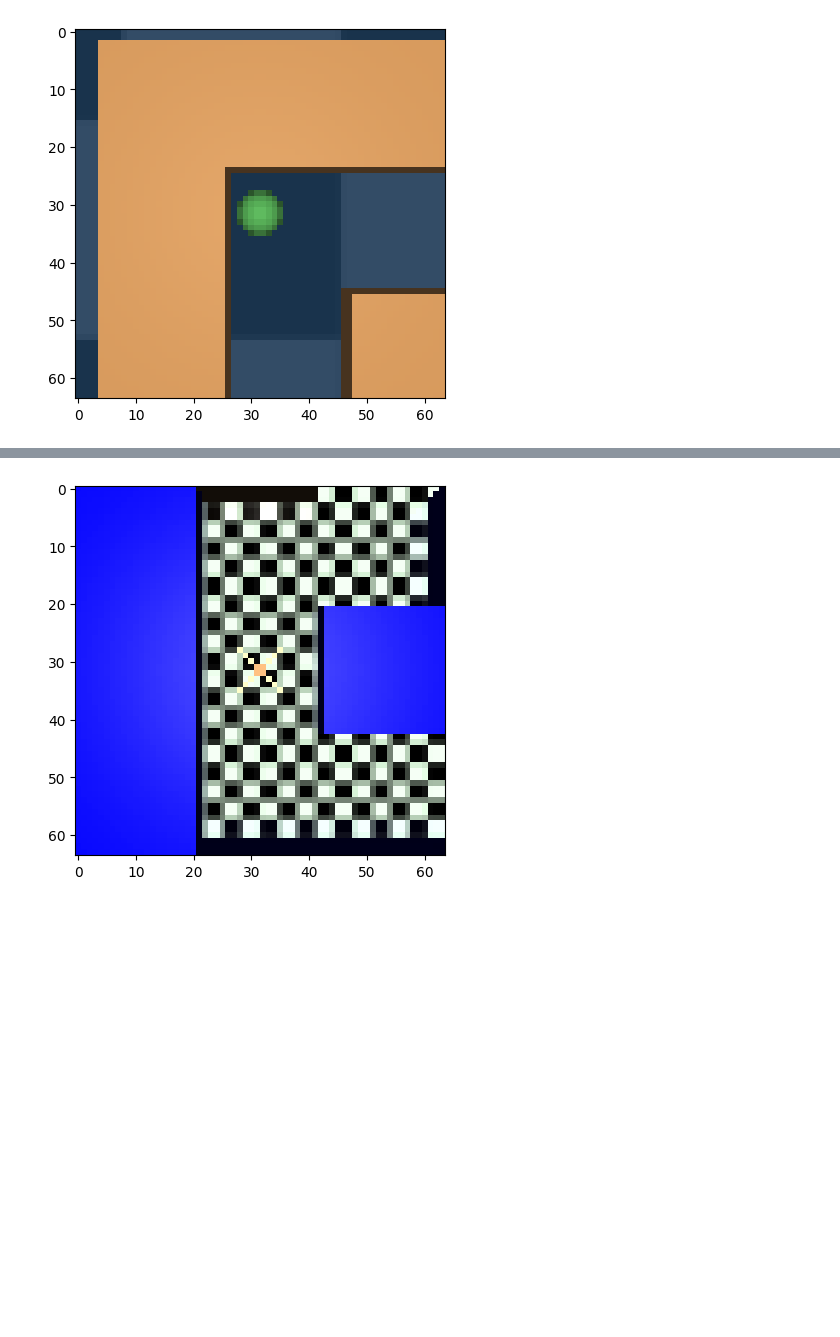
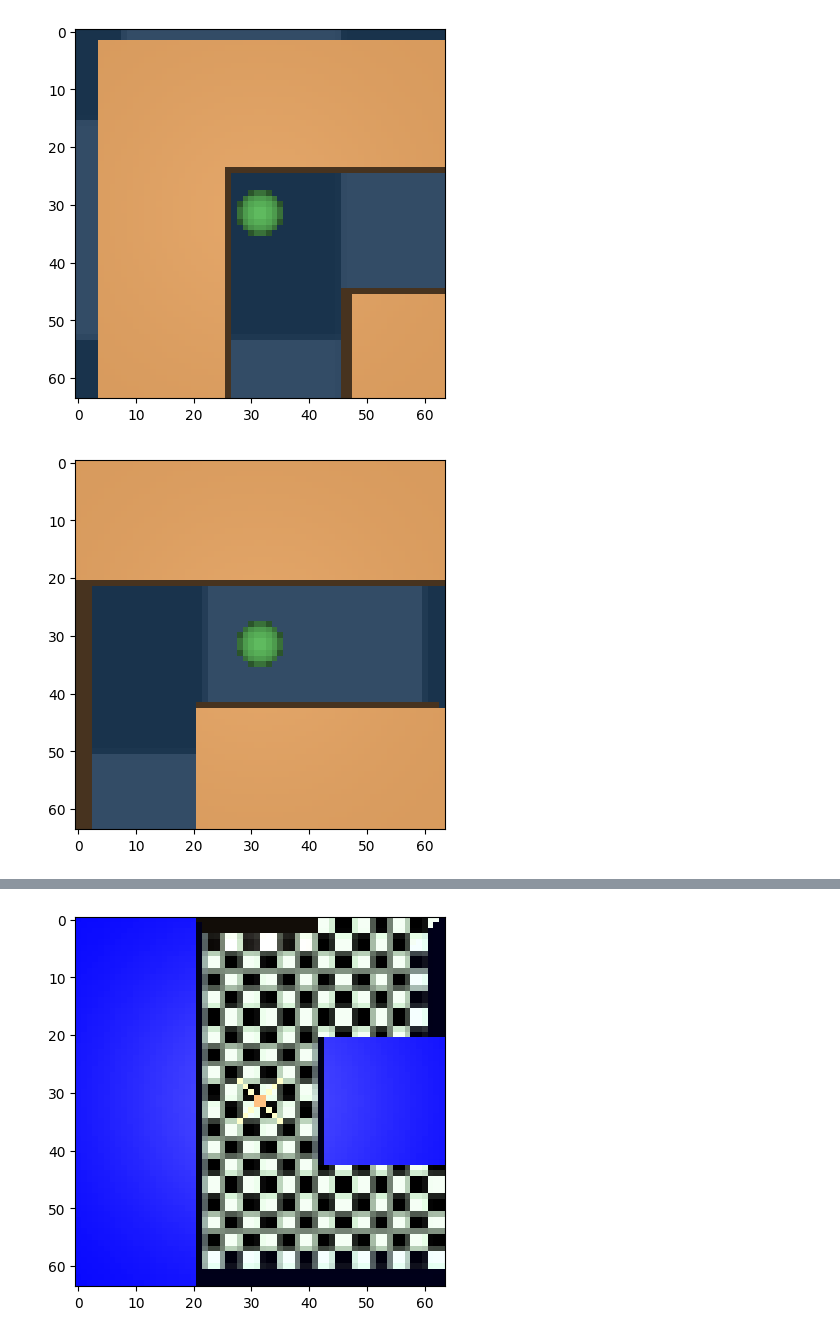
Before and after one commit to nRknpy/WorldModel2024-IntrinsicMotivation, a Jupyter notebook: src/debug.ipynb, the cells around one changed output, grey strips where cells are left out. Cells and saved outputs as stored; diff of their text form; code cells hidden in the pictures; blank space fills up the shorter version.

```diff
--- a/src/debug.ipynb
+++ b/src/debug.ipynb
@@ -70,3 +30,9 @@ plt.imshow(obs)
 plt.show()
 # %% [output]
 [figure]
+# %%
+goal = env.get_goal_obs()
+plt.imshow(goal)
+plt.show()
+# %% [output]
+[figure, added]
```
Also changed, not shown: parts of 5 cells of this notebook, 8 other files.
